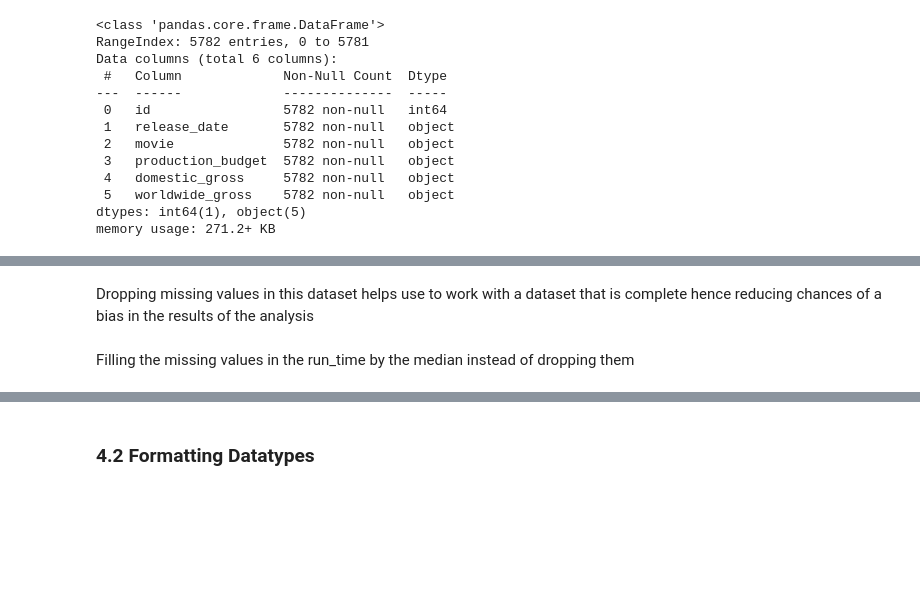
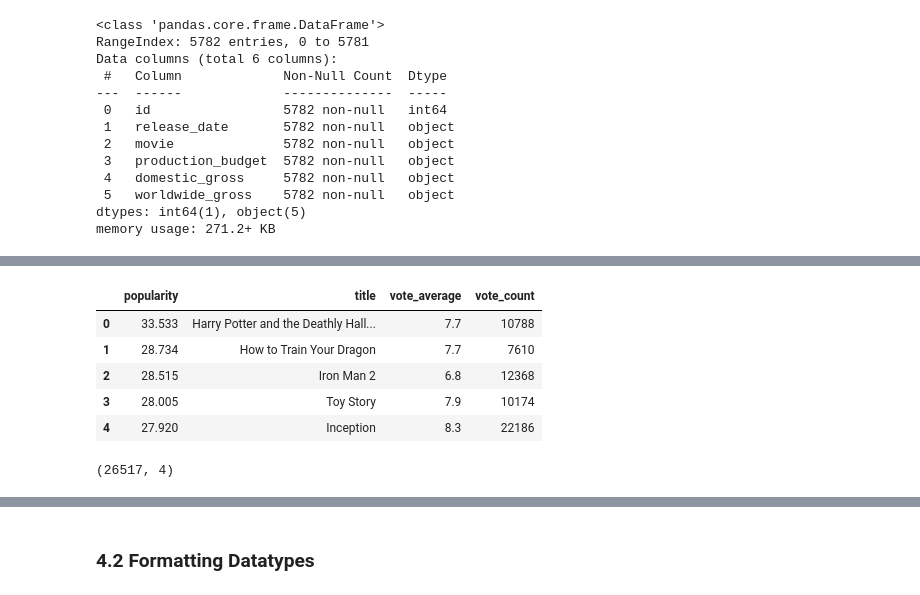
Before and after one commit to KimberlyWairimu/Project-Phase-1, a Jupyter notebook: My_project_1_jupyter_notebook.ipynb, the cells around one changed output, grey strips where cells are left out. Cells and saved outputs as stored; diff of their text form; code cells hidden in the pictures; blank space fills up the shorter version.

```diff
--- a/My_project_1_jupyter_notebook.ipynb
+++ b/My_project_1_jupyter_notebook.ipynb
@@ -239,2 +220,0 @@ title_basics = title_basics.dropna(axis=0, subset=["original_title"])
-# %% [markdown]
-Dropping missing values in this dataset helps use to work with a dataset that is complete hence reducing chances of a bias in the results of the analysis
@@ -245,2 +220,0 @@ title_basics = title_basics.fillna(title_basics["runtime_minutes"].median())
-# %% [markdown]
-Filling the missing values in the run_time by the median instead of dropping them
@@ -250,0 +221,18 @@ title_basics["genres"] = title_basics["genres"].fillna("Other")
+# %%
+#dropping all the columns in the movies dataframe that are not relevant to the research
+
+movies.drop(["genre_ids" , "id" ,"original_language" , "original_title" , "release_date"] ,axis=1, inplace = True )
+movies.head()
+# %% [output]
+|  | popularity | title | vote_average | vote_count |
+| 0 | 33.533 | Harry Potter and the Deathly Hall... | 7.7 | 10788 |
+| 1 | 28.734 | How to Train Your Dragon | 7.7 | 7610 |
+| 2 | 28.515 | Iron Man 2 | 6.8 | 12368 |
+| 3 | 28.005 | Toy Story | 7.9 | 10174 |
+| 4 | 27.920 | Inception | 8.3 | 22186 |
+# %%
+#obtaining the shape of the movies dataframe
+
+movies.shape
+# %% [output]
+(26517, 4)
```
Also changed, not shown: parts of 47 cells of this notebook.
